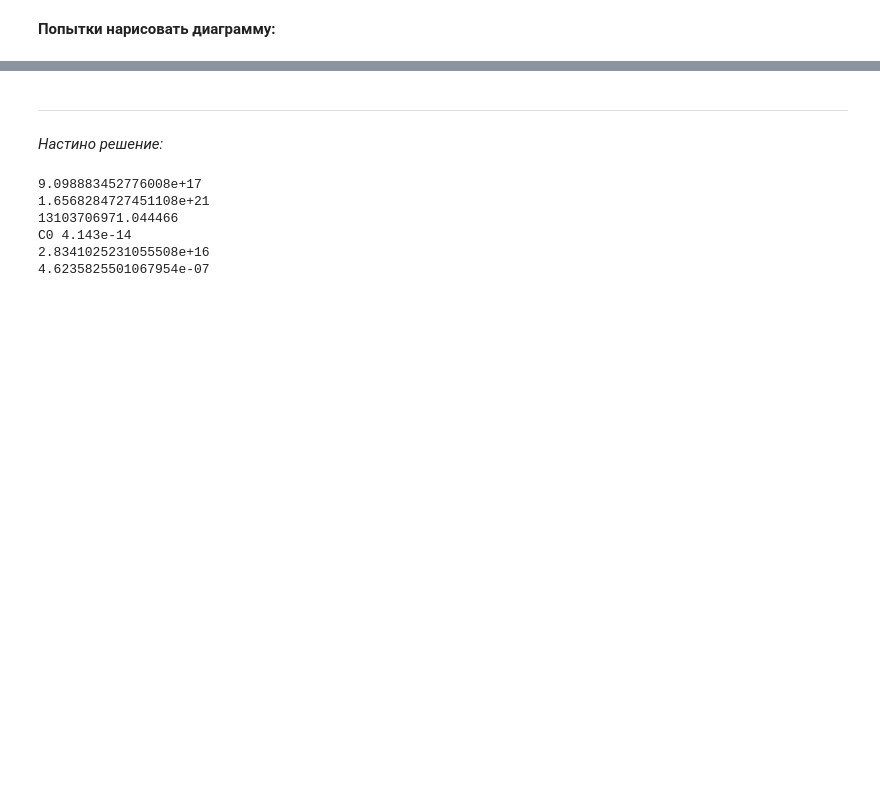
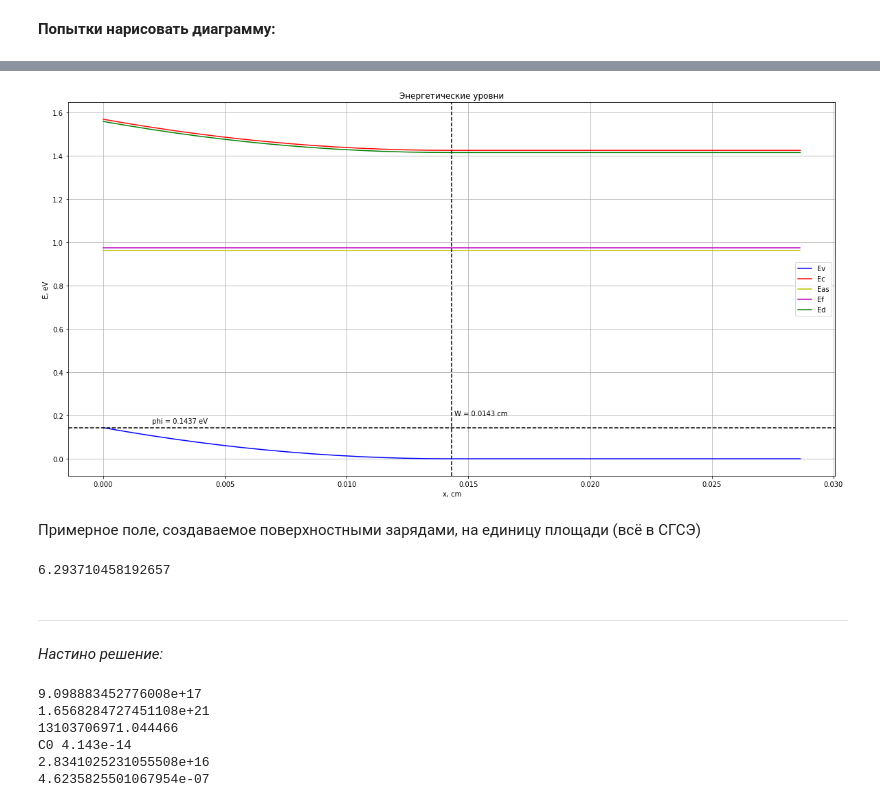
Before and after one commit to yanaa11/microelectronics_phys_project, a Jupyter notebook: playground.ipynb, the cells around one changed output, grey strips where cells are left out. Saved outputs shown, nothing was run; the diff lists cells and outputs as text; code cells hidden in the pictures; blank space fills up the shorter version.

```diff
--- a/playground.ipynb
+++ b/playground.ipynb
@@ -187,6 +191,6 @@ plt.show()
 # %%
 from scipy.optimize import fsolve
-x_0 = 0.01
+x_0 = 0.1
 root = fsolve(f,x_0)
 root
 # %% [output]
@@ -207,6 +212,8 @@ def W(phi):
     phi_erg = phi * constants.eV
     return math.sqrt(epsilon*phi_erg/(N_d0*2*math.pi*(constants.e)**2))
 # %%
-print('Изгиб зон', root[0], 'эВ')
-print('ОПЗ', W(root[0])*1e4, 'микрон')
+phi = root[0]
+w = W(phi)
+print('Изгиб зон', phi, 'эВ')
+print('ОПЗ', w*1e4, 'микрон')
 # %% [output]
@@ -215,7 +226,2 @@ print('ОПЗ', W(root[0])*1e4, 'микрон')
 # %% [markdown]
 **Попытки нарисовать диаграмму:**
-# %%
-def make_points(phi, W):
-    N =
-    x_s = []
-    E_f_points =
@@ -224,3 +271,37 @@ SyntaxError: unexpected EOF while parsing (<ipython-input-265-ca54c34c067e>, lin
+# %%
+x_s, E_f_s, E_v_s, E_c_s, E_d_s, E_as_s = make_points(phi, w, doped, E_as)
+# %%
+fig = plt.figure(figsize=(20,10))
+
+plt.plot(x_s, E_v_s, 'b', label="Ev")
+plt.plot(x_s, E_c_s, 'r', label="Ec")
+plt.plot(x_s, E_as_s, 'y', label="Eas")
+plt.plot(x_s, E_f_s, 'm', label="Ef")
+plt.plot(x_s, E_d_s, 'g', label="Ed")
+
+plt.axhline(phi, c='k', linestyle='dashed')
+plt.text(0.002, phi+0.02, 'phi = '+str(round(phi, 4)) + ' eV')
+
+plt.axvline(w, c='k', linestyle='dashed')
+plt.text(w+0.0001, 0.2, 'W = '+str(round(w, 4)) + ' cm')
+
+
+plt.grid()
+plt.xlabel('x, cm')
+plt.ylabel('E, eV')
+plt.title('Энергетические уровни')
+#plt.xscale("log")
+#plt.yscale("log")
+plt.legend()
+plt.show()
+# %% [output]
+[figure, added]
+# %% [markdown]
+Примерное поле, создаваемое поверхностными зарядами, на единицу площади (всё в СГСЭ)
+# %%
+N_as * constants.e
+# %% [output]
+6.293710458192657
 # %% [markdown]
 --------
 
```
Also changed, not shown: parts of 12 cells of this notebook.
